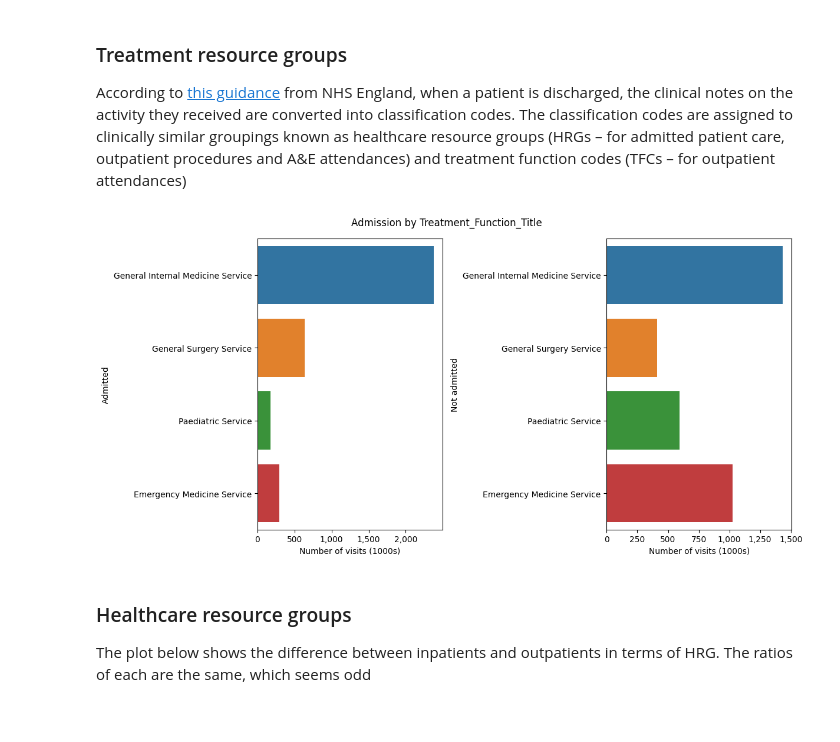
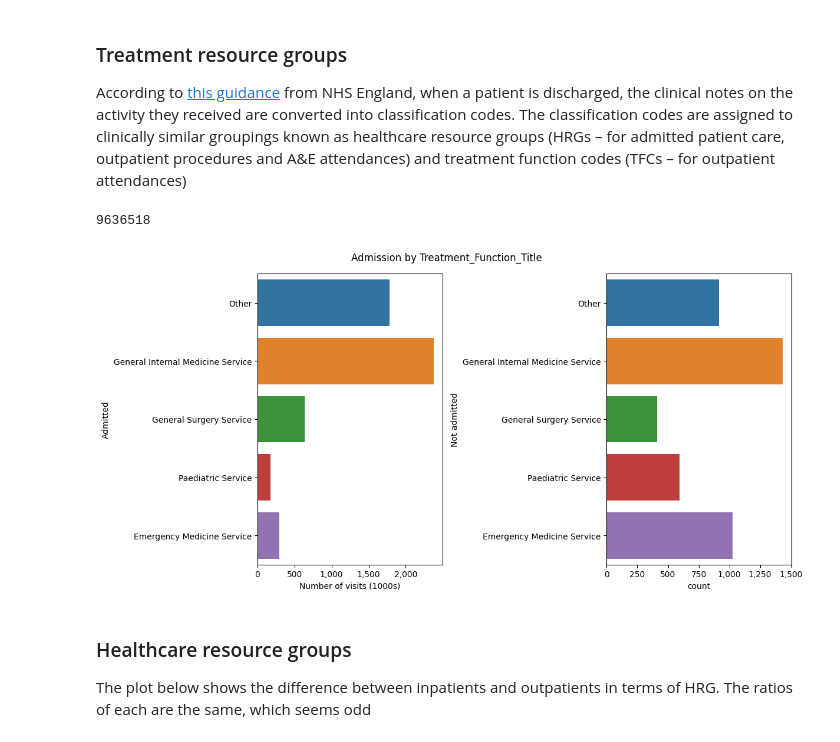
Before and after one commit to zmek/synthetic-clinical-notes, a Jupyter notebook: notebooks/explore-nhse-ae-data.ipynb, the cells around one changed output. Drawn from its saved outputs; the diff is of its cells as text; code cells hidden in the pictures.

Commit message:
corrected error in load_data.py

```diff
--- a/notebooks/explore-nhse-ae-data.ipynb
+++ b/notebooks/explore-nhse-ae-data.ipynb
@@ -177,34 +177,48 @@ plt.show();
 ### Treatment resource groups
 
 According to [this guidance](https://www.england.nhs.uk/wp-content/uploads/2021/02/20-21NT_Understanding_and_using_the_national_tariff.pdf) from NHS England, when a patient is discharged, the clinical notes on the activity they received are converted into classification codes. The classification codes are assigned to clinically similar groupings known as healthcare resource groups (HRGs – for admitted patient care, outpatient procedures and A&E attendances) and treatment function codes (TFCs – for outpatient attendances)
+# %%
+ed.Treatment_Function_Title.value_counts().sum()
+# %% [output]
+9636518
 # %%
-def plot_by_inpatient(ed, variable_): # Create separate countplots for Inpatient = True and Inpatient = False
+def plot_by_inpatient(ed, variable_, ordered = True): # Create separate countplots for Inpatient = True and Inpatient = False
     plt.figure(figsize=(12, 6))
 
-    order = ed.groupby(variable_)['Inpatient'].mean().sort_values(ascending=False).index
+    if ordered:
+        order = ed.groupby(variable_)['Inpatient'].mean().sort_values(ascending=False).index
 
     plt.subplot(1, 2, 1)
-    sns.countplot(y=variable_, data=ed[ed['Inpatient'] == True], order = order)
+
+    if ordered:
+        sns.countplot(y=variable_, data=ed[ed['Inpatient'] == True], order = order)
+    else:
+        sns.countplot(y=variable_, data=ed[ed['Inpatient'] == True])
+
     plt.xlabel('Number of visits (1000s)')
     plt.ylabel('Admitted')
     ax1 = plt.gca()
     ax1.xaxis.set_major_formatter(FuncFormatter(lambda x, p: format(int(x) // 1000, ',')))
 
     plt.subplot(1, 2, 2)
-    sns.countplot(y=variable_, data=ed[ed['Inpatient'] == False], order = order)
-    plt.xlabel('Number of visits (1000s)')
+    if ordered:
+        sns.countplot(y=variable_, data=ed[ed['Inpatient'] == False], order = order)
+    else:
+        sns.countplot(y=variable_, data=ed[ed['Inpatient'] == False])
+        plt.xlabel('Number of visits (1000s)')
     plt.ylabel('Not admitted')
     ax2 = plt.gca()
     ax2.xaxis.set_major_formatter(FuncFormatter(lambda x, p: format(int(x) // 1000, ',')))
 
     plt.suptitle('Admission by ' + variable_)
 
     plt.tight_layout()
     plt.show()
 
+ed.loc[ed.Treatment_Function_Code == "OTHER", 'Treatment_Function_Title'] = 'Other'
 plot_by_inpatient(ed, 'Treatment_Function_Title')
 # %% [output]
-[figure, old version]
+[figure, new version]
 # %% [markdown]
 ### Healthcare resource groups
 
```
Also changed, not shown: parts of 7 cells of this notebook, 5 other files.
